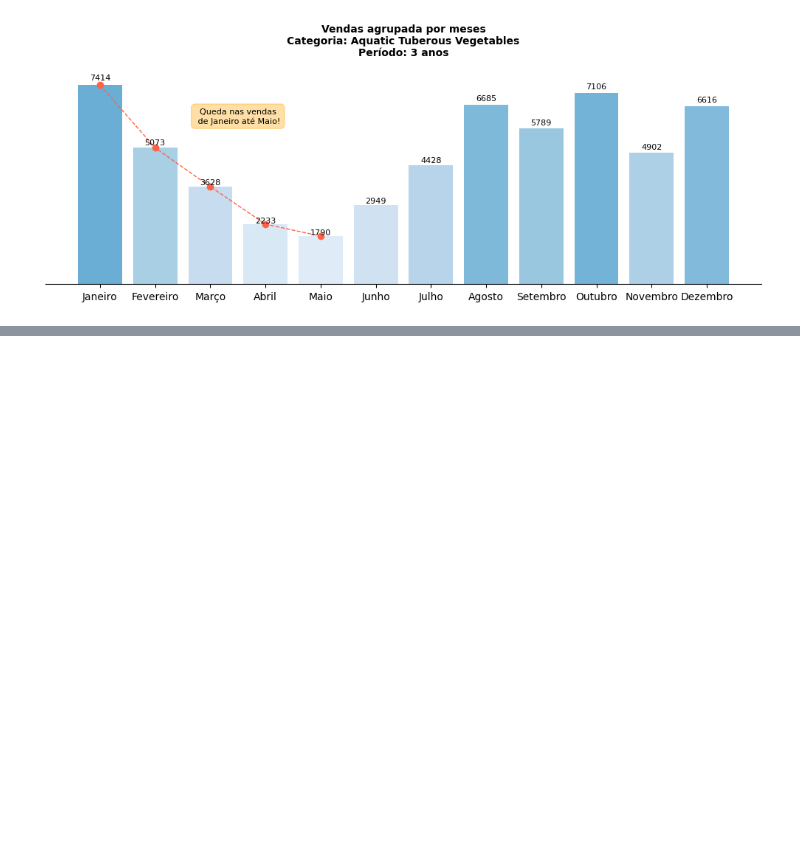
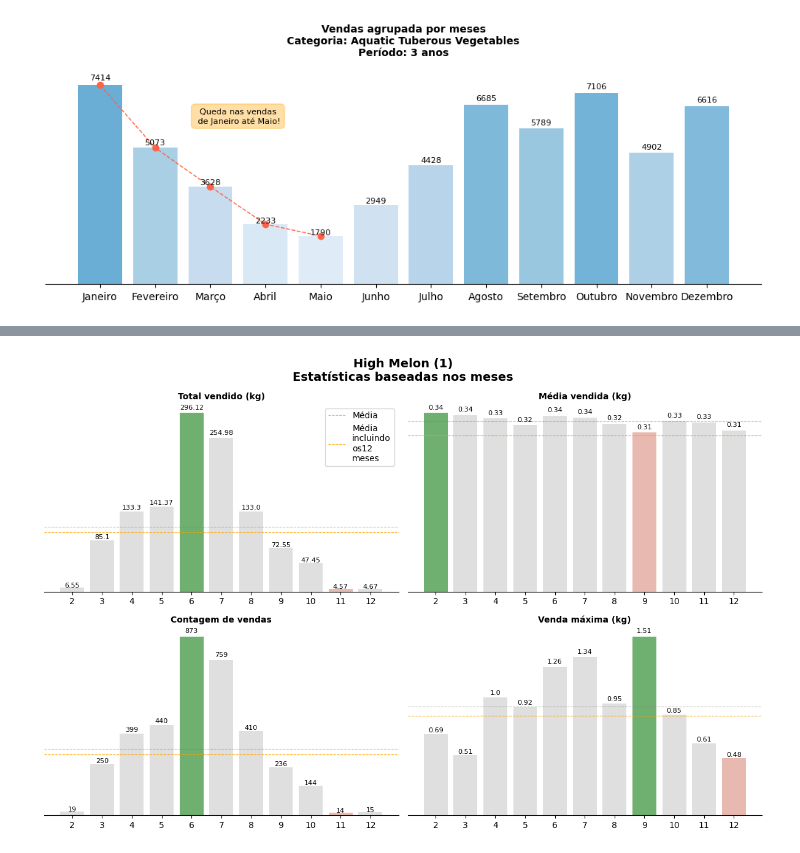
Before and after one commit to Thicon/Vendas-de-Vegetais, a Jupyter notebook: notebooks/EDA 03_01 - Categoria - Aquatic Tuberous Vegetables.ipynb, the cells around one changed output, grey strips where cells are left out. Saved outputs shown, nothing was run; the diff lists cells and outputs as text; code cells hidden in the pictures; blank space fills up the shorter version.

```diff
--- a/notebooks/EDA 03_01 - Categoria - Aquatic Tuberous Vegetables.ipynb
+++ b/notebooks/EDA 03_01 - Categoria - Aquatic Tuberous Vegetables.ipynb
@@ -225,0 +293,5 @@ plt.show()
+# %%
+estatisticas_produto(base, "High Melon (1)", salvar=True,
+                     salvar_como="03_01_EDA_aquatic_tuberous_vegetables_08_highmelon_1_1")
+# %% [output]
+[figure, added]
```
Also changed, not shown: parts of 13 cells of this notebook, 38 other files.
